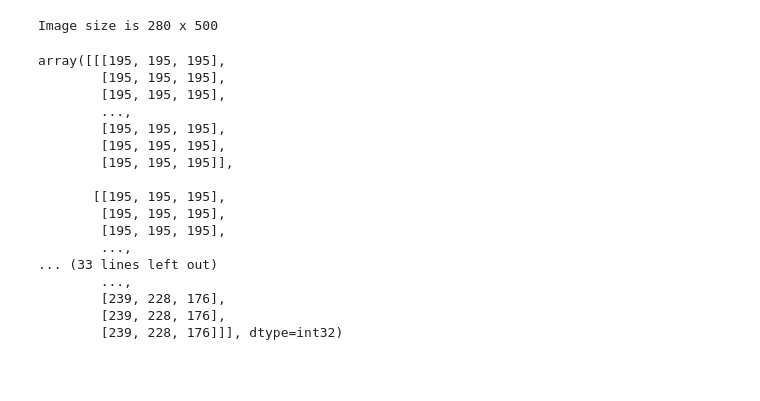
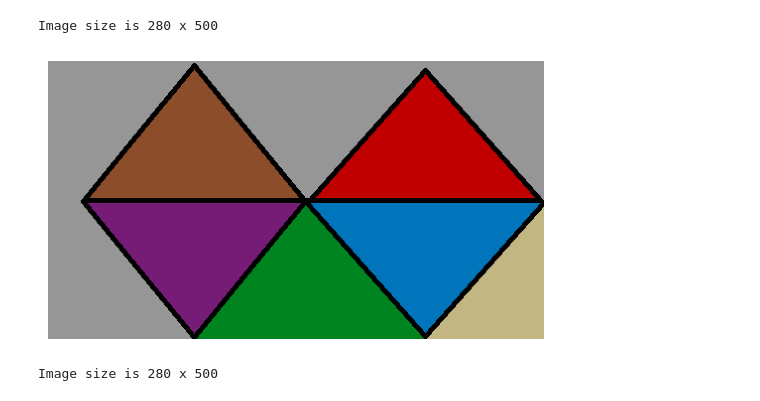
Before and after one commit to danieltobiastan97/pixels, a Jupyter notebook: proto.ipynb, the cells around one changed output. Saved outputs shown, nothing was run; the diff lists cells and outputs as text; code cells hidden in the pictures; blank space fills up the shorter version.

Commit message:
brightness and contrast func

```diff
--- a/proto.ipynb
+++ b/proto.ipynb
@@ -139,24 +139,17 @@ image_copy = image.copy()
 # %% [output]
 [figure]
 Image size is 280 x 500
-# %%
-min_brightness, max_brightness = 0, 255
-# Set the brightness of the image to the minimum brightness
-# %% [output]
-array([[[195, 195, 195],
-        [195, 195, 195],
-        [195, 195, 195],
-        ...,
-        [195, 195, 195],
-        [195, 195, 195],
-        [195, 195, 195]],
-
-       [[195, 195, 195],
-        [195, 195, 195],
-        [195, 195, 195],
-        ...,
-... (33 lines left out)
-        ...,
-        [239, 228, 176],
-        [239, 228, 176],
-        [239, 228, 176]]], dtype=int32)
+# %%
+min_brightness, max_brightness = 0, 255
+# Set the brightness of the image to the minimum brightness
+# note: brightness is a value between -255 and 255 int
+def set_brightness(image, brightness):
+    img = image.copy()
+    img = np.clip(img + brightness, min_brightness, max_brightness) # see np.clip documentation
+    return img
+
+img_bright = set_brightness(image_copy, -45)
+display_image(img_bright, mask)
+# %% [output]
+[figure, added]
+Image size is 280 x 500
```
Also changed, not shown: parts of 4 cells of this notebook.
